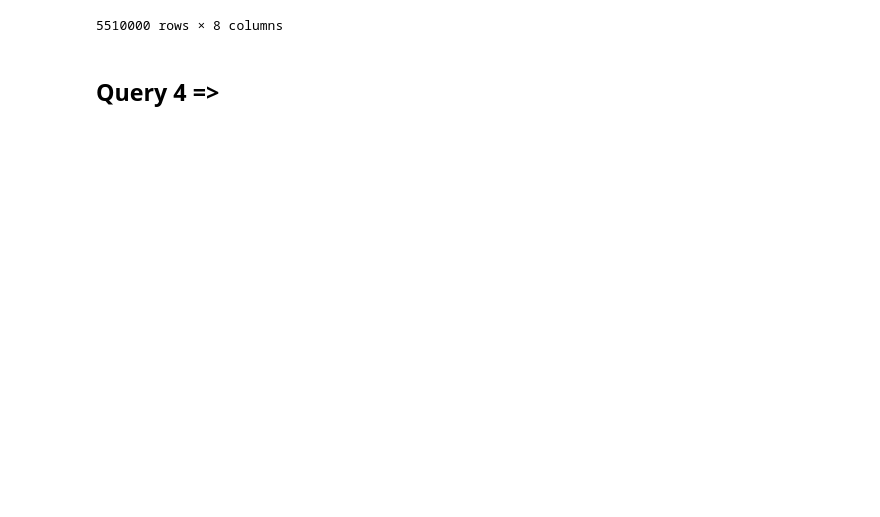
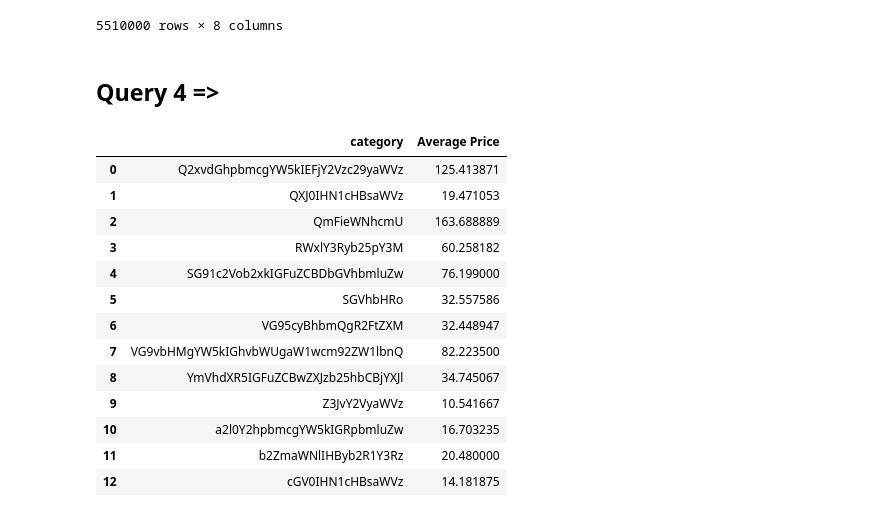
Before and after one commit to Dhananjay19161/Bezen-Data-Engineer-Assignment, a Jupyter notebook: internship.ipynb, the cells around one changed output. Cells and saved outputs as stored; diff of their text form; code cells hidden in the pictures; blank space fills up the shorter version.

```diff
--- a/internship.ipynb
+++ b/internship.ipynb
@@ -196,3 +196,22 @@ Product_with_prices
 5510000 rows × 8 columns
 # %% [markdown]
 ## Query 4 =>
+# %%
+category_wise=Product_with_prices.groupby('category')['value'].mean().reset_index(name='Average Price')
+# %%
+category_wise
+# %% [output]
+|  | category | Average Price |
+| 0 | Q2xvdGhpbmcgYW5kIEFjY2Vzc29yaWVz | 125.413871 |
+| 1 | QXJ0IHN1cHBsaWVz | 19.471053 |
+| 2 | QmFieWNhcmU | 163.688889 |
+| 3 | RWxlY3Ryb25pY3M | 60.258182 |
+| 4 | SG91c2Vob2xkIGFuZCBDbGVhbmluZw | 76.199000 |
+| 5 | SGVhbHRo | 32.557586 |
+| 6 | VG95cyBhbmQgR2FtZXM | 32.448947 |
+| 7 | VG9vbHMgYW5kIGhvbWUgaW1wcm92ZW1lbnQ | 82.223500 |
+| 8 | YmVhdXR5IGFuZCBwZXJzb25hbCBjYXJl | 34.745067 |
+| 9 | Z3JvY2VyaWVz | 10.541667 |
+| 10 | a2l0Y2hpbmcgYW5kIGRpbmluZw | 16.703235 |
+| 11 | b2ZmaWNlIHByb2R1Y3Rz | 20.480000 |
+| 12 | cGV0IHN1cHBsaWVz | 14.181875 |
```
Also changed, not shown: parts of 2 cells of this notebook.
